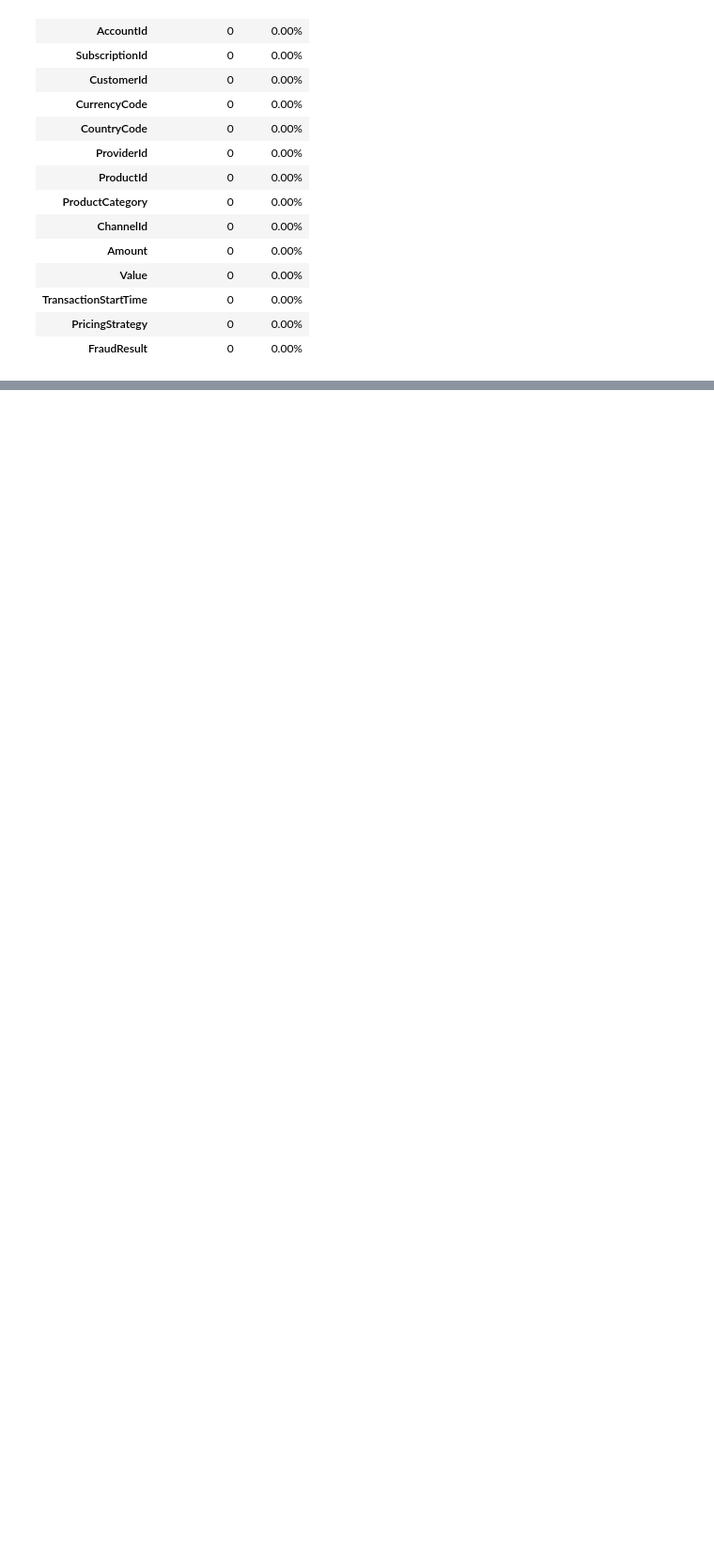
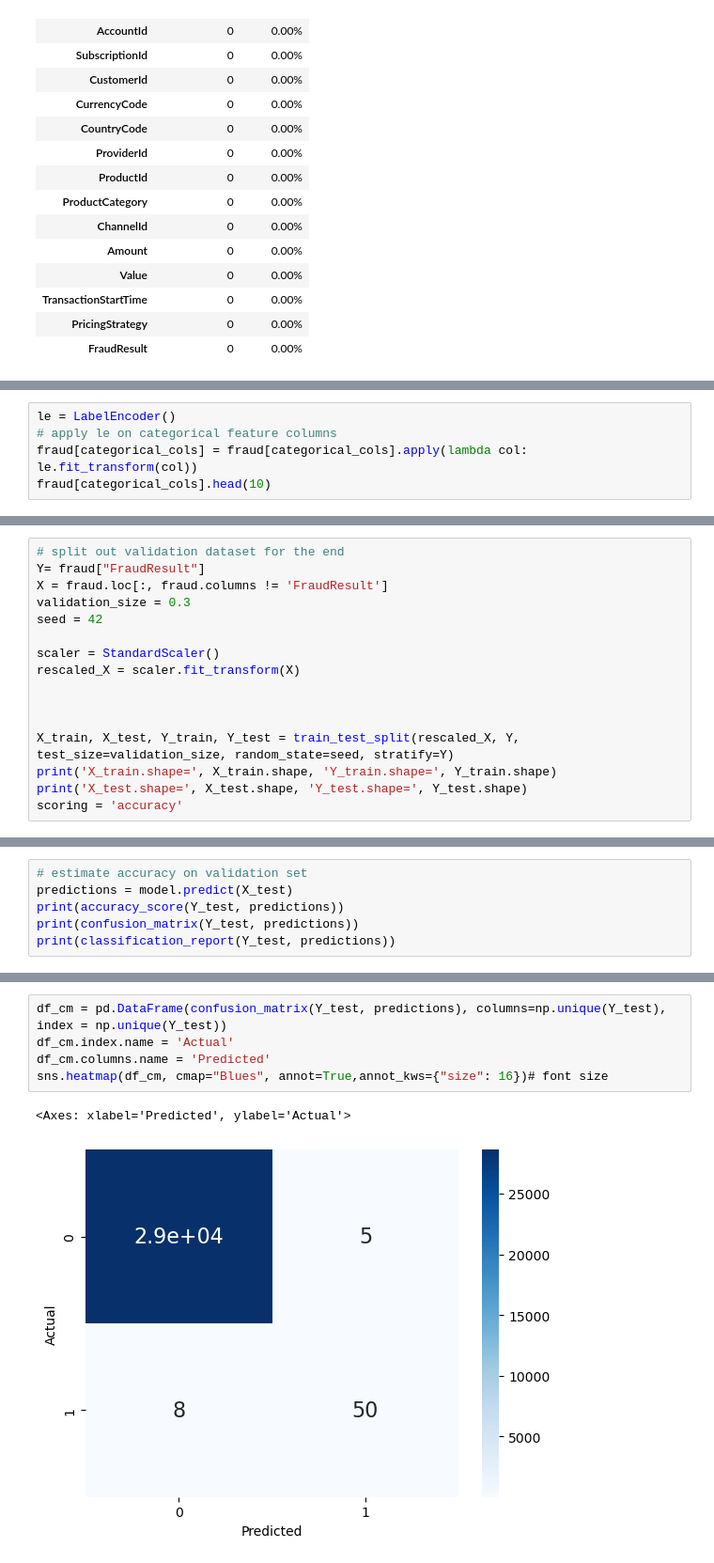
Before and after one commit to Joakimanochie/Univelcity_Capstone, a Jupyter notebook: Xente_fraud_detection/Fraud_detection.ipynb, the cells around one changed output, grey strips where cells are left out. Shown at 94% size. Drawn from its saved outputs; the diff is of its cells as text; blank space fills up the shorter version.

```diff
--- a/Xente_fraud_detection/Fraud_detection.ipynb
+++ b/Xente_fraud_detection/Fraud_detection.ipynb
@@ -89,0 +237,5 @@ missing_df.style.format({"Percentage": "{:.2f}%"})
+# %%
+le = LabelEncoder()
+# apply le on categorical feature columns
+fraud[categorical_cols] = fraud[categorical_cols].apply(lambda col: le.fit_transform(col))
+fraud[categorical_cols].head(10)
@@ -89,0 +313,16 @@ missing_df.style.format({"Percentage": "{:.2f}%"})
+# %%
+# split out validation dataset for the end
+Y= fraud["FraudResult"]
+X = fraud.loc[:, fraud.columns != 'FraudResult']
+validation_size = 0.3
+seed = 42
+
+scaler = StandardScaler()
+rescaled_X = scaler.fit_transform(X)
+
+
+
+X_train, X_test, Y_train, Y_test = train_test_split(rescaled_X, Y, test_size=validation_size, random_state=seed, stratify=Y)
+print('X_train.shape=', X_train.shape, 'Y_train.shape=', Y_train.shape)
+print('X_test.shape=', X_test.shape, 'Y_test.shape=', Y_test.shape)
+scoring = 'accuracy'
@@ -89,0 +392,6 @@ missing_df.style.format({"Percentage": "{:.2f}%"})
+# %%
+# estimate accuracy on validation set
+predictions = model.predict(X_test)
+print(accuracy_score(Y_test, predictions))
+print(confusion_matrix(Y_test, predictions))
+print(classification_report(Y_test, predictions))
@@ -89,0 +410,8 @@ missing_df.style.format({"Percentage": "{:.2f}%"})
+# %%
+df_cm = pd.DataFrame(confusion_matrix(Y_test, predictions), columns=np.unique(Y_test), index = np.unique(Y_test))
+df_cm.index.name = 'Actual'
+df_cm.columns.name = 'Predicted'
+sns.heatmap(df_cm, cmap="Blues", annot=True,annot_kws={"size": 16})# font size
+# %% [output]
+<Axes: xlabel='Predicted', ylabel='Actual'>
+[figure, added]
```
Also changed, not shown: parts of 42 cells of this notebook.
